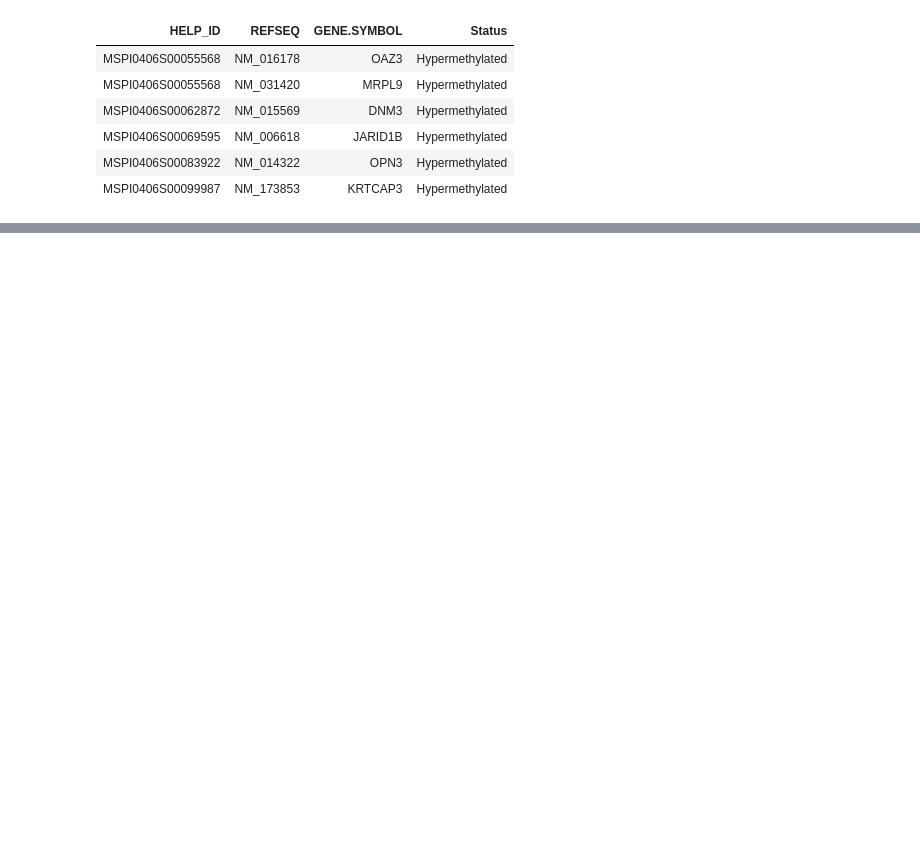
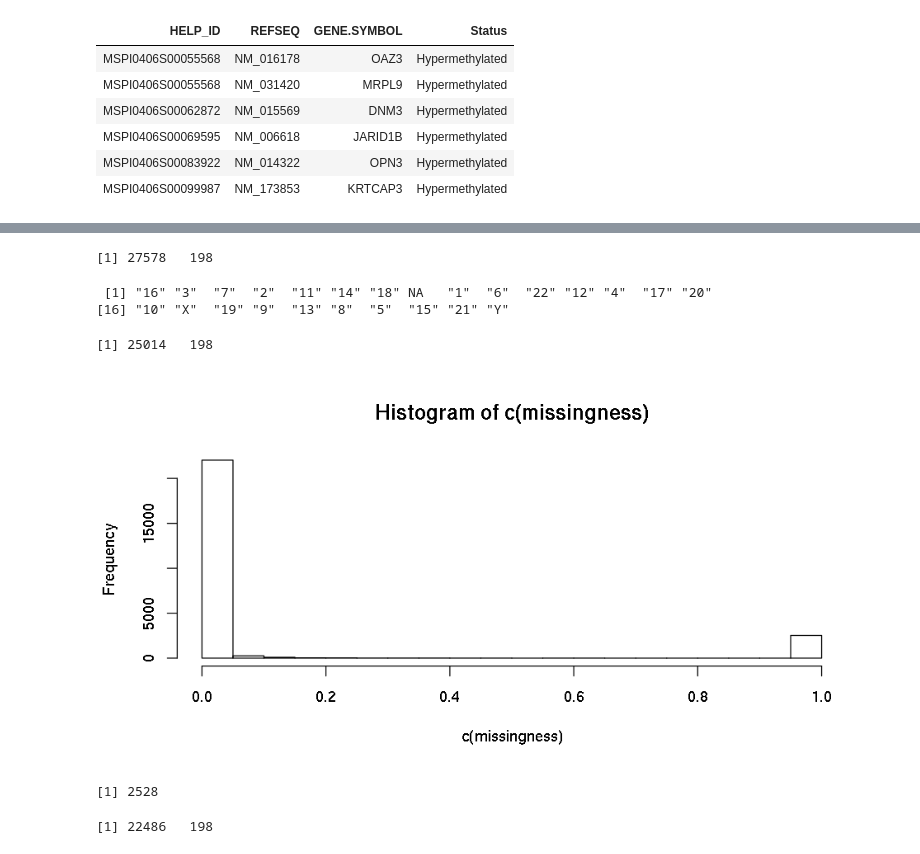
Before and after one commit to Mamie/MethylationPrediction, a Jupyter notebook: notes/Figueroa clustering.ipynb, the cells around one changed output, grey strips where cells are left out. Cells and saved outputs as stored; diff of their text form; code cells hidden in the pictures; blank space fills up the shorter version.

```diff
--- a/notes/Figueroa clustering.ipynb
+++ b/notes/Figueroa clustering.ipynb
@@ -73,0 +45,3 @@ for (i in seq(n)) {
+# %%
+in.file <- "/oak/stanford/groups/andrewg/users/szmamie/repos/MethylationPrediction/data/LAML/HM27/LAML.methylation__humanmethylation27__jhu_usc_edu__Level_3__within_bioassay_data_set_function__data.data.txt"
+data.HM27 <- read.csv(in.file, sep='\t', header=T, stringsAsFactors=F)
@@ -73,0 +58,10 @@ for (i in seq(n)) {
+# %%
+# remove duplicate columns
+num.columns <- dim(data.HM27)[2]
+redundant.idx <- c(seq(7, num.columns, by=4), seq(8, num.columns, by=4),
+                   seq(9, num.columns, by=4))
+data.HM27 <- data.HM27[-1,-redundant.idx] # remove duplicate columns and the subheader
+# %%
+data.HM27[,seq(5)] <- data.HM27[,c(1,3,4,5,2)]
+columnnames <- colnames(data.HM27)
+columnnames[seq(4)] <- c('ID', 'Gene.Symbol', 'Chromosome', 'Genomic.Coordinate')
@@ -73,0 +79,33 @@ for (i in seq(n)) {
+# %%
+dim(data.HM27)
+# %% [output]
+[1] 27578   198
+# %%
+print(unique(data.HM27$Chromosome))
+# %% [output]
+ [1] "16" "3"  "7"  "2"  "11" "14" "18" NA   "1"  "6"  "22" "12" "4"  "17" "20"
+[16] "10" "X"  "19" "9"  "13" "8"  "5"  "15" "21" "Y"
+# %%
+# remove X, Y, NA chromosome
+data.HM27 <- data.HM27 %>%
+  dplyr::filter(!(Chromosome %in% c("X", "Y", NA)))
+# %%
+dim(data.HM27)
+# %% [output]
+[1] 25014   198
+# %%
+# remove rows with missingness > 10 % and impute missing beta values
+options(repr.plot.width=8, repr.plot.height=4)
+missingness <- apply(data.HM27[,-seq(4)], 1, function(x) mean(is.na(x)))
+hist(c(missingness), breaks=30)
+# %% [output]
+[figure, added]
+# %%
+sum(missingness >= 0.5) # 2528 rows to remove
+# %% [output]
+[1] 2528
+# %%
+data.HM27 <- data.HM27[missingness < 0.5,]
+dim(data.HM27)
+# %% [output]
+[1] 22486   198
```
Also changed, not shown: parts of 28 cells of this notebook.
